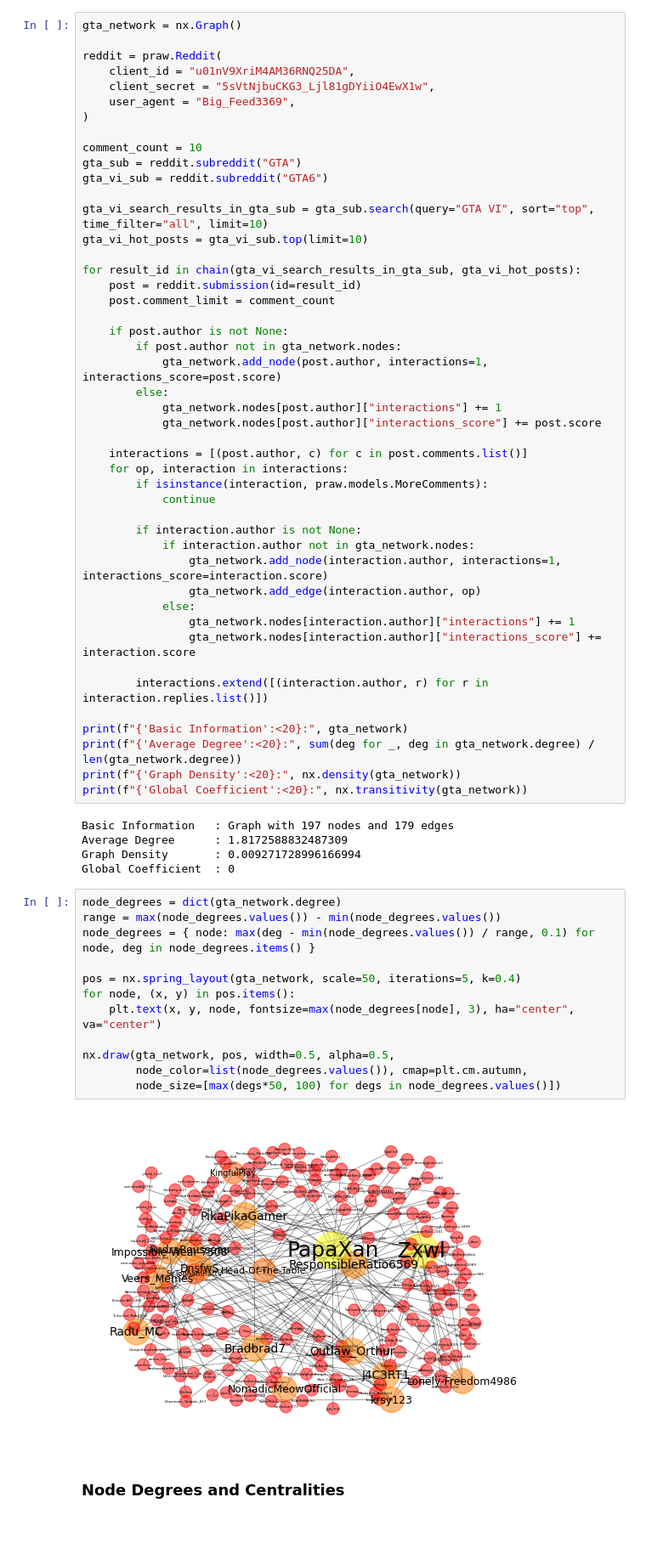
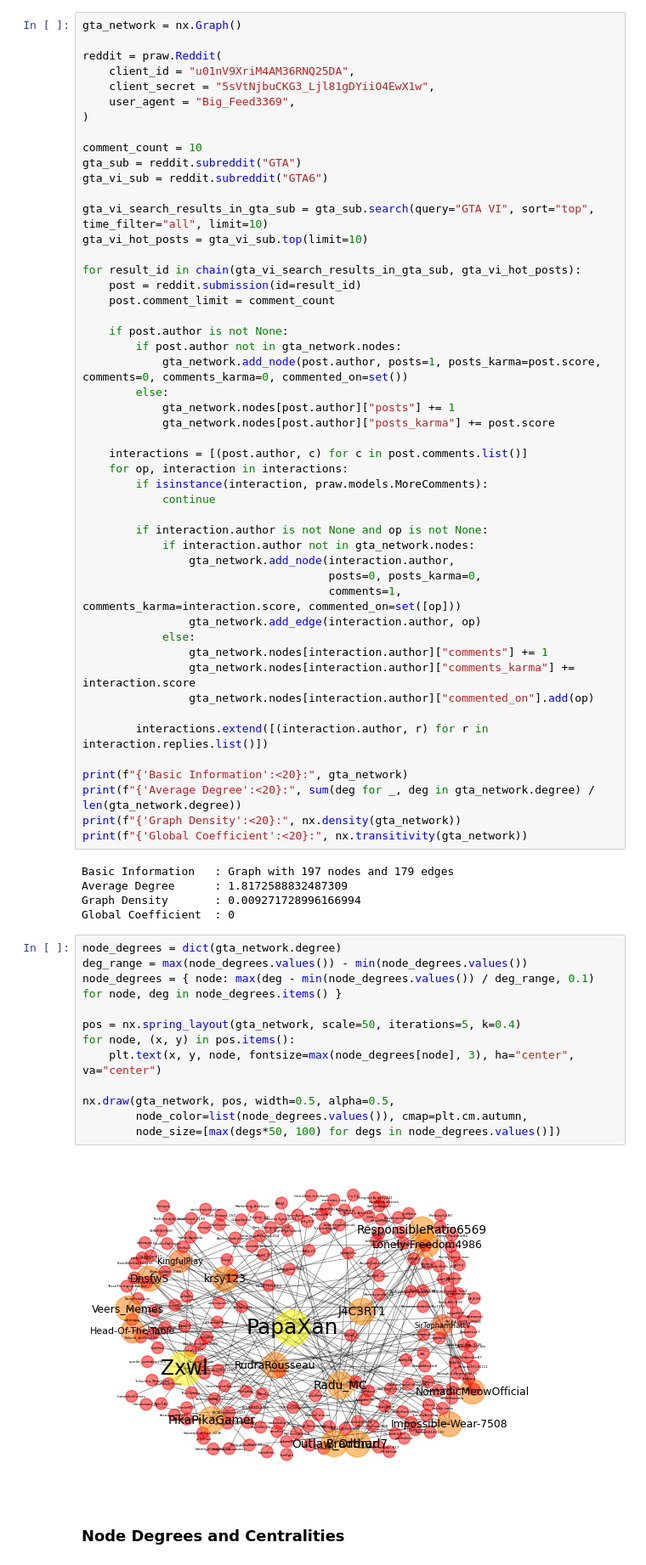
Before and after one commit to LaplaceXD/Linear_Algebra_CS3101N, a Jupyter notebook: Assignments/Spectral_Theory.ipynb, the cells around one changed output. Shown at 85% size. Drawn from its saved outputs; the diff is of its cells as text; blank space fills up the shorter version.

Commit message:
[Fix][Lex] Reran entire notebook, and added more fields for analysis in social network analysis
Signed-off-by: Jonh Alexis Buot <ja.buotph@gmail.com>

```diff
--- a/Assignments/Spectral_Theory.ipynb
+++ b/Assignments/Spectral_Theory.ipynb
@@ -236,23 +236,26 @@ for result_id in chain(gta_vi_search_results_in_gta_sub, gta_vi_hot_posts):
 
     if post.author is not None:
         if post.author not in gta_network.nodes:
-            gta_network.add_node(post.author, interactions=1, interactions_score=post.score)
+            gta_network.add_node(post.author, posts=1, posts_karma=post.score, comments=0, comments_karma=0, commented_on=set())
         else:
-            gta_network.nodes[post.author]["interactions"] += 1
-            gta_network.nodes[post.author]["interactions_score"] += post.score
+            gta_network.nodes[post.author]["posts"] += 1
+            gta_network.nodes[post.author]["posts_karma"] += post.score
 
     interactions = [(post.author, c) for c in post.comments.list()]
     for op, interaction in interactions:
         if isinstance(interaction, praw.models.MoreComments):
             continue
 
-        if interaction.author is not None:
+        if interaction.author is not None and op is not None:
             if interaction.author not in gta_network.nodes:
-                gta_network.add_node(interaction.author, interactions=1, interactions_score=interaction.score)
+                gta_network.add_node(interaction.author,
+                                     posts=0, posts_karma=0,
+                                     comments=1, comments_karma=interaction.score, commented_on=set([op]))
                 gta_network.add_edge(interaction.author, op)
             else:
-                gta_network.nodes[interaction.author]["interactions"] += 1
-                gta_network.nodes[interaction.author]["interactions_score"] += interaction.score
+                gta_network.nodes[interaction.author]["comments"] += 1
+                gta_network.nodes[interaction.author]["comments_karma"] += interaction.score
+                gta_network.nodes[interaction.author]["commented_on"].add(op)
 
         interactions.extend([(interaction.author, r) for r in interaction.replies.list()])
 
@@ -267,18 +270,18 @@ Graph Density       : 0.009271728996166994
 Global Coefficient  : 0
 # %%
 node_degrees = dict(gta_network.degree)
-range = max(node_degrees.values()) - min(node_degrees.values())
-node_degrees = { node: max(deg - min(node_degrees.values()) / range, 0.1) for node, deg in node_degrees.items() }
+deg_range = max(node_degrees.values()) - min(node_degrees.values())
+node_degrees = { node: max(deg - min(node_degrees.values()) / deg_range, 0.1) for node, deg in node_degrees.items() }
 
 pos = nx.spring_layout(gta_network, scale=50, iterations=5, k=0.4)
 for node, (x, y) in pos.items():
     plt.text(x, y, node, fontsize=max(node_degrees[node], 3), ha="center", va="center")
 
 nx.draw(gta_network, pos, width=0.5, alpha=0.5,
         node_color=list(node_degrees.values()), cmap=plt.cm.autumn,
         node_size=[max(degs*50, 100) for degs in node_degrees.values()])
 # %% [output]
-[figure, old version]
+[figure, new version]
 # %% [markdown]
 ### Node Degrees and Centralities
 # %%
```
Also changed, not shown: parts of 6 cells of this notebook.
